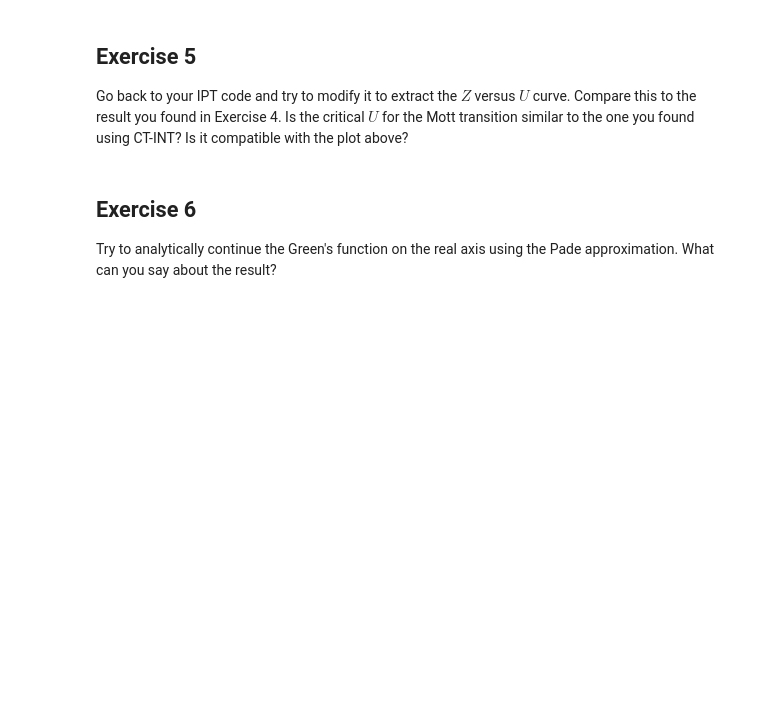
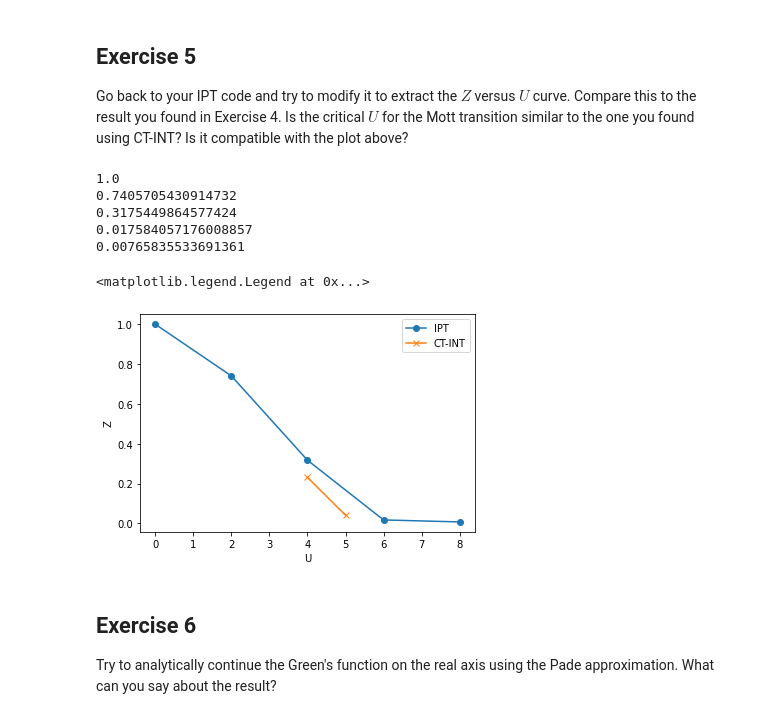
Before and after one commit to mferrero/les_houches_2021, a Jupyter notebook: tutorial/07 - Mott transition in the Bethe lattice.ipynb, the cells around one changed output. Cells and saved outputs as stored; diff of their text form; code cells hidden in the pictures; blank space fills up the shorter version.

```diff
--- a/tutorial/07 - Mott transition in the Bethe lattice.ipynb
+++ b/tutorial/07 - Mott transition in the Bethe lattice.ipynb
@@ -207,36 +225,43 @@ class IPTSolver:
         # Dyson
         self.g << self.g0 * inverse(1.0 - self.sigma * self.g0)
 
 
 t = 1.0
 beta = 10
 n_loops = 30
 
 S = IPTSolver(beta = beta)
 
 U_list2 = []
 Z_list2 = []
 
-for U in np.arange(0.0, 12.0):
+for U in np.arange(0.0, 10.0, 2.0):
 
     S.g << SemiCircular(2*t)
     for i in range(n_loops):
 
         S.g0 << inverse( iOmega_n - t**2 * S.g )
         S.solve(U = U)
-
 
     Z = 1 / (1 - (S.sigma(0)[0,0].imag * beta / np.pi))
     U_list2.append(U)
     Z_list2.append(Z)
 
     print(Z)
 
 plt.plot(U_list2, Z_list2, '-o', label='IPT')
-plt.plot(U_list, Z_list, '-x', label='CTQMC')
+plt.plot(U_list, Z_list, '-x', label='CT-INT')
 plt.xlabel('U')
 plt.ylabel('Z')
 plt.legend()
+# %% [output]
+1.0
+0.7405705430914732
+0.3175449864577424
+0.017584057176008857
+0.00765835533691361
+<matplotlib.legend.Legend at 0x...>
+[figure, added]
 # %% [markdown]
 Exercise 6
 ----------
```
Also changed, not shown: parts of 11 cells of this notebook, 3 other files.
